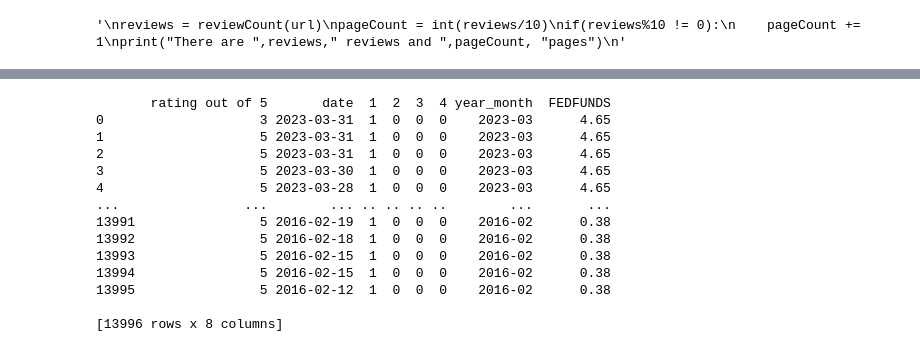
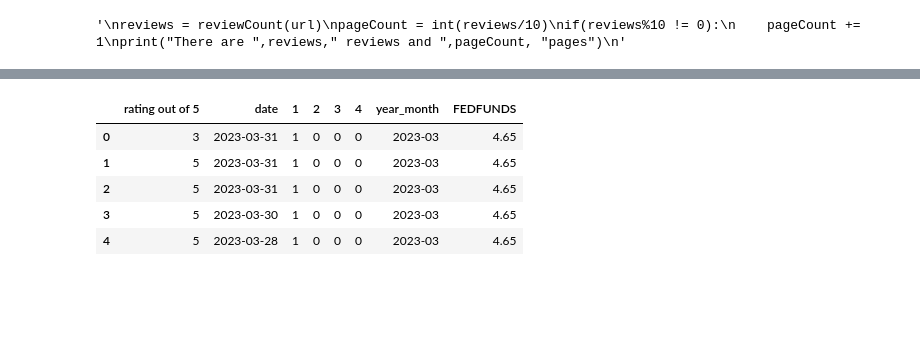
Before and after one commit to wweinel/PersonalProject, a Jupyter notebook: upstAnalysis.ipynb, the cells around one changed output, grey strips where cells are left out. Saved outputs shown, nothing was run; the diff lists cells and outputs as text; code cells hidden in the pictures; blank space fills up the shorter version.

```diff
--- a/upstAnalysis.ipynb
+++ b/upstAnalysis.ipynb
@@ -96,43 +72,35 @@ print(temp_df)
 # %%
 df = temp_df.drop(['date','quarter'],axis=1)
 df = df.rename(columns={'newDate': 'date'})
 
 
 interest_rates = pd.read_csv('data/interestRates.csv')  # read in your dataframe from a CSV file, replace with your actual data source
 
 
 # convert date columns to datetime format
 df['date'] = pd.to_datetime(df['date'])
 interest_rates['DATE'] = pd.to_datetime(interest_rates['DATE'])
 
 # extract year and month from date columns
 df['year_month'] = df['date'].dt.to_period('M')
 interest_rates['year_month'] = interest_rates['DATE'].dt.to_period('M')
 
 # merge DataFrames on year_month column
 merged = df.merge(interest_rates, on='year_month', suffixes=('', '_interest'))
 
 # create new column based on interest value
 #merged['interest'] = merged['value_interest']
 
 # drop unnecessary columns
 merged = merged.drop(['DATE'], axis=1)
 df = merged
-print(df)
+df.head()
 # %% [output]
-       rating out of 5       date  1  2  3  4 year_month  FEDFUNDS
-0                    3 2023-03-31  1  0  0  0    2023-03      4.65
-1                    5 2023-03-31  1  0  0  0    2023-03      4.65
-2                    5 2023-03-31  1  0  0  0    2023-03      4.65
-3                    5 2023-03-30  1  0  0  0    2023-03      4.65
-4                    5 2023-03-28  1  0  0  0    2023-03      4.65
-...                ...        ... .. .. .. ..        ...       ...
-13991                5 2016-02-19  1  0  0  0    2016-02      0.38
-13992                5 2016-02-18  1  0  0  0    2016-02      0.38
-13993                5 2016-02-15  1  0  0  0    2016-02      0.38
-13994                5 2016-02-15  1  0  0  0    2016-02      0.38
-13995                5 2016-02-12  1  0  0  0    2016-02      0.38
-
-[13996 rows x 8 columns]
+|  | rating out of 5 | date | 1 | 2 | 3 | 4 | year_month | FEDFUNDS |
+| 0 | 3 | 2023-03-31 | 1 | 0 | 0 | 0 | 2023-03 | 4.65 |
+| 1 | 5 | 2023-03-31 | 1 | 0 | 0 | 0 | 2023-03 | 4.65 |
+| 2 | 5 | 2023-03-31 | 1 | 0 | 0 | 0 | 2023-03 | 4.65 |
+| 3 | 5 | 2023-03-30 | 1 | 0 | 0 | 0 | 2023-03 | 4.65 |
+| 4 | 5 | 2023-03-28 | 1 | 0 | 0 | 0 | 2023-03 | 4.65 |
 # %%
 import matplotlib.pyplot as plt
```
Also changed, not shown: parts of 6 cells of this notebook, 6 other files.
